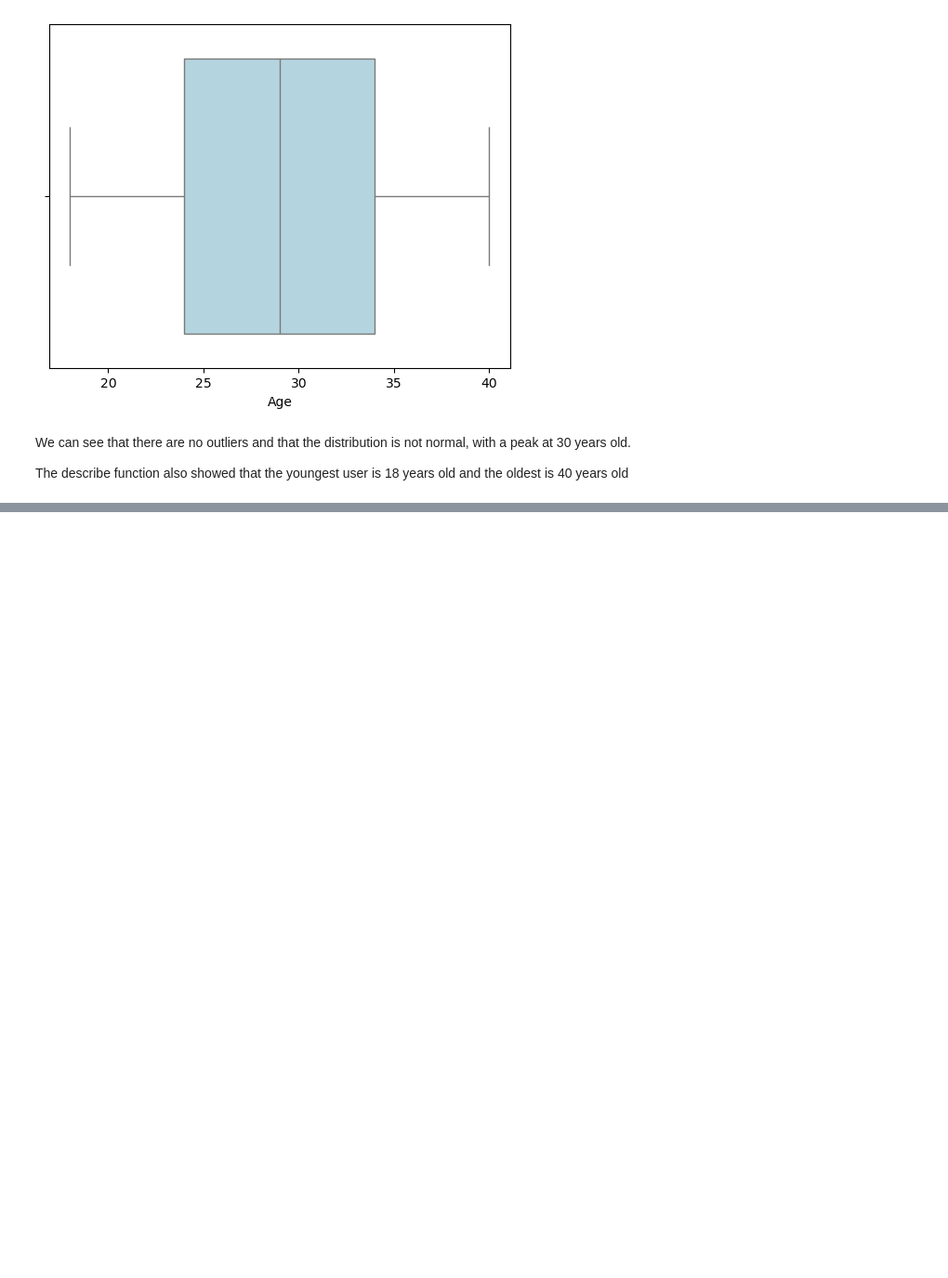
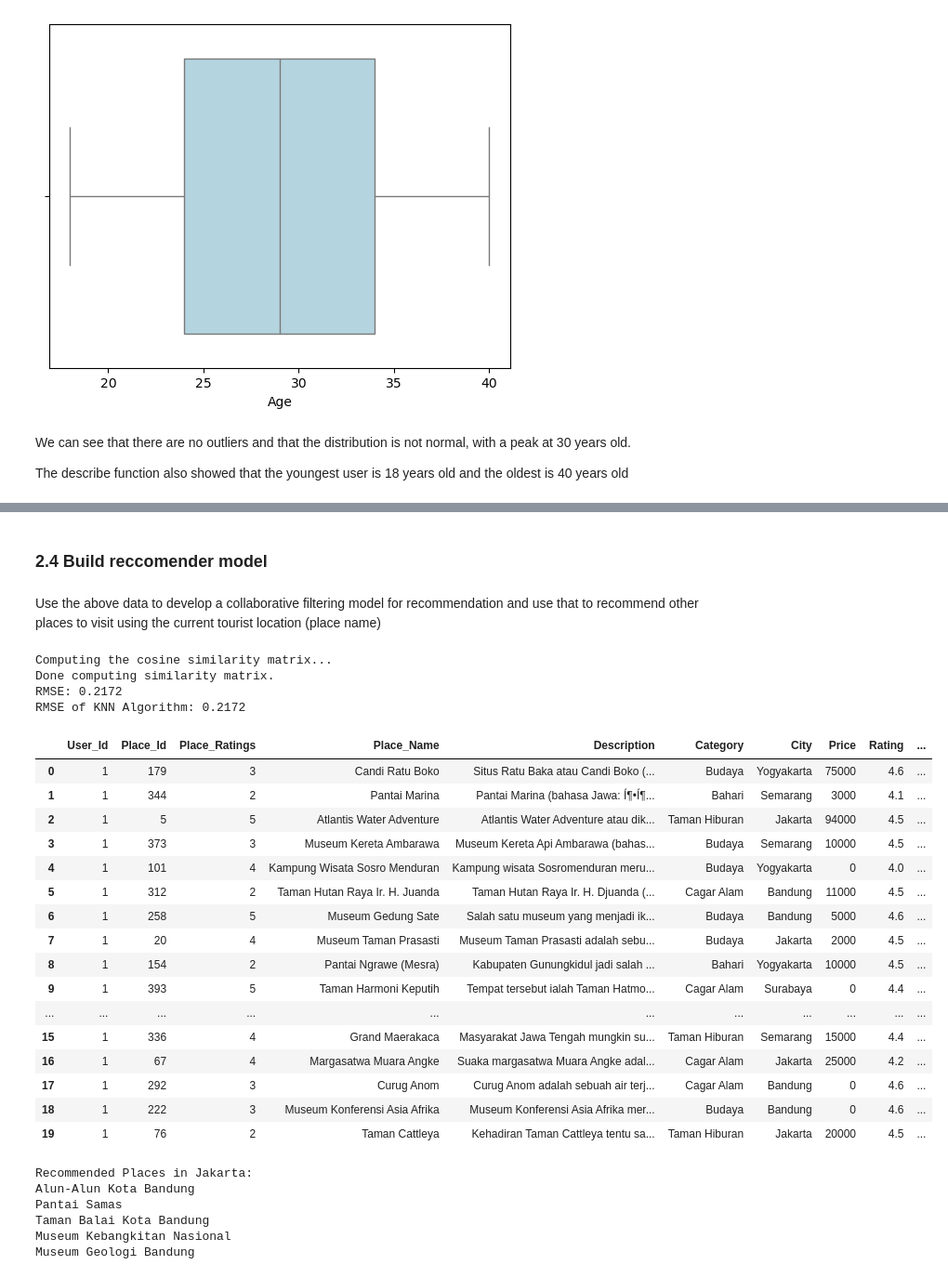
Before and after one commit to FloraFo/Python-Scripts, a Jupyter notebook: Preserving Heritage and Enhancing Tourism with AI/notebooks/Capstone2_PreservingHeritage.ipynb, the cells around one changed output, grey strips where cells are left out. Shown at 93% size. Cells and saved outputs as stored; diff of their text form; code cells hidden in the pictures; blank space fills up the shorter version.

```diff
--- a/Preserving Heritage and Enhancing Tourism with AI/notebooks/Capstone2_PreservingHeritage.ipynb
+++ b/Preserving Heritage and Enhancing Tourism with AI/notebooks/Capstone2_PreservingHeritage.ipynb
@@ -801,0 +860,39 @@ KeyError: "None of ['Location'] are in the columns"
+# %% [markdown]
+### 2.4 Build reccomender model
+# %% [markdown]
+Use the above data to develop a collaborative filtering model for recommendation and
+use that to recommend other places to visit using the current tourist location (place
+name)
+# %%
+# Will use surprise library for collaborative filtering
+from surprise import Dataset, Reader
+from surprise.model_selection import train_test_split
+from surprise import SVD, accuracy
+from surprise import KNNBasic
+
+# Specify reader for the ratings data
+reader = Reader(rating_scale=(1, 5))  # Assuming ratings are between 1 and 5
+
+# Since we will do collaborative filering based on place wi will create a df merging ratings and attractions
+ratings_attractions_df = pd.merge(ratings_df, attractions_df, on='Place_Id', how='left')
+
+# Create a Surprise dataset from the DataFrame
+data = Dataset.load_from_df(ratings_attractions_df[['User_Id', 'Place_Id', 'Rating']], reader)
+
+# Split the dataset into training and testing sets
+trainset, testset = train_test_split(data, test_size=0.2, random_state=42)
+
+# Use KNN algorithm for collaborative filtering
+knn_algo = KNNBasic(k=40, sim_options={'name': 'cosine', 'user_based': False}) # we will use item based since the reccomandation system will be based on the attractions and not on the users
+knn_algo.fit(trainset)
+
+# Make predictions on the test set
+predictions = knn_algo.test(testset)
+# Calculate and print the RMSE
+rmse = accuracy.rmse(predictions)
+print(f"RMSE of KNN Algorithm: {rmse:.4f}")
+# %% [output]
+Computing the cosine similarity matrix...
+Done computing similarity matrix.
+RMSE: 0.2172
+RMSE of KNN Algorithm: 0.2172
@@ -801,0 +941,35 @@ KeyError: "None of ['Location'] are in the columns"
+# %%
+ratings_attractions_df.head(20)
+# %% [output]
+|  | User_Id | Place_Id | Place_Ratings | Place_Name | Description | Category | City | Price | Rating | ... |
+| 0 | 1 | 179 | 3 | Candi Ratu Boko | Situs Ratu Baka atau Candi Boko (... | Budaya | Yogyakarta | 75000 | 4.6 | ... |
+| 1 | 1 | 344 | 2 | Pantai Marina | Pantai Marina (bahasa Jawa: Í¶•Í¶... | Bahari | Semarang | 3000 | 4.1 | ... |
+| 2 | 1 | 5 | 5 | Atlantis Water Adventure | Atlantis Water Adventure atau dik... | Taman Hiburan | Jakarta | 94000 | 4.5 | ... |
+| 3 | 1 | 373 | 3 | Museum Kereta Ambarawa | Museum Kereta Api Ambarawa (bahas... | Budaya | Semarang | 10000 | 4.5 | ... |
+| 4 | 1 | 101 | 4 | Kampung Wisata Sosro Menduran | Kampung wisata Sosromenduran meru... | Budaya | Yogyakarta | 0 | 4.0 | ... |
+| 5 | 1 | 312 | 2 | Taman Hutan Raya Ir. H. Juanda | Taman Hutan Raya Ir. H. Djuanda (... | Cagar Alam | Bandung | 11000 | 4.5 | ... |
+| 6 | 1 | 258 | 5 | Museum Gedung Sate | Salah satu museum yang menjadi ik... | Budaya | Bandung | 5000 | 4.6 | ... |
+| 7 | 1 | 20 | 4 | Museum Taman Prasasti | Museum Taman Prasasti adalah sebu... | Budaya | Jakarta | 2000 | 4.5 | ... |
+| 8 | 1 | 154 | 2 | Pantai Ngrawe (Mesra) | Kabupaten Gunungkidul jadi salah ... | Bahari | Yogyakarta | 10000 | 4.5 | ... |
+| 9 | 1 | 393 | 5 | Taman Harmoni Keputih | Tempat tersebut ialah Taman Hatmo... | Cagar Alam | Surabaya | 0 | 4.4 | ... |
+| ... | ... | ... | ... | ... | ... | ... | ... | ... | ... | ... |
+| 15 | 1 | 336 | 4 | Grand Maerakaca | Masyarakat Jawa Tengah mungkin su... | Taman Hiburan | Semarang | 15000 | 4.4 | ... |
+| 16 | 1 | 67 | 4 | Margasatwa Muara Angke | Suaka margasatwa Muara Angke adal... | Cagar Alam | Jakarta | 25000 | 4.2 | ... |
+| 17 | 1 | 292 | 3 | Curug Anom | Curug Anom adalah sebuah air terj... | Cagar Alam | Bandung | 0 | 4.6 | ... |
+| 18 | 1 | 222 | 3 | Museum Konferensi Asia Afrika | Museum Konferensi Asia Afrika mer... | Budaya | Bandung | 0 | 4.6 | ... |
+| 19 | 1 | 76 | 2 | Taman Cattleya | Kehadiran Taman Cattleya tentu sa... | Taman Hiburan | Jakarta | 20000 | 4.5 | ... |
+# %%
+# Example usage
+recommended_places = get_top_n_recommendations_knn("Jaka", ratings_attractions_df, knn_algo, n=5)
+
+# reccomended places in Jakarta for user with id 1
+print("Recommended Places in Jakarta:")
+for place in recommended_places:
+    print(place)
+# %% [output]
+Recommended Places in Jakarta:
+Alun-Alun Kota Bandung
+Pantai Samas
+Taman Balai Kota Bandung
+Museum Kebangkitan Nasional
+Museum Geologi Bandung
```
Also changed, not shown: parts of 37 cells of this notebook, 2 other files.
